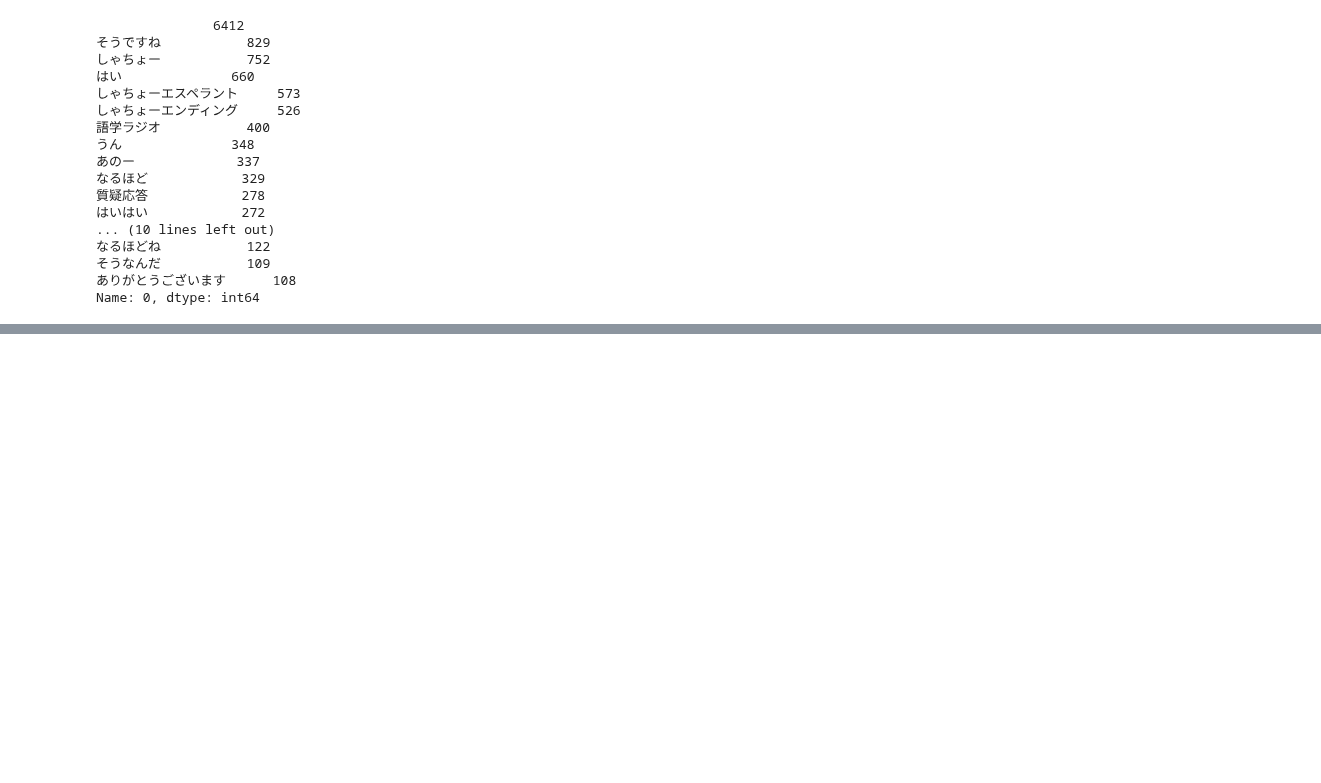
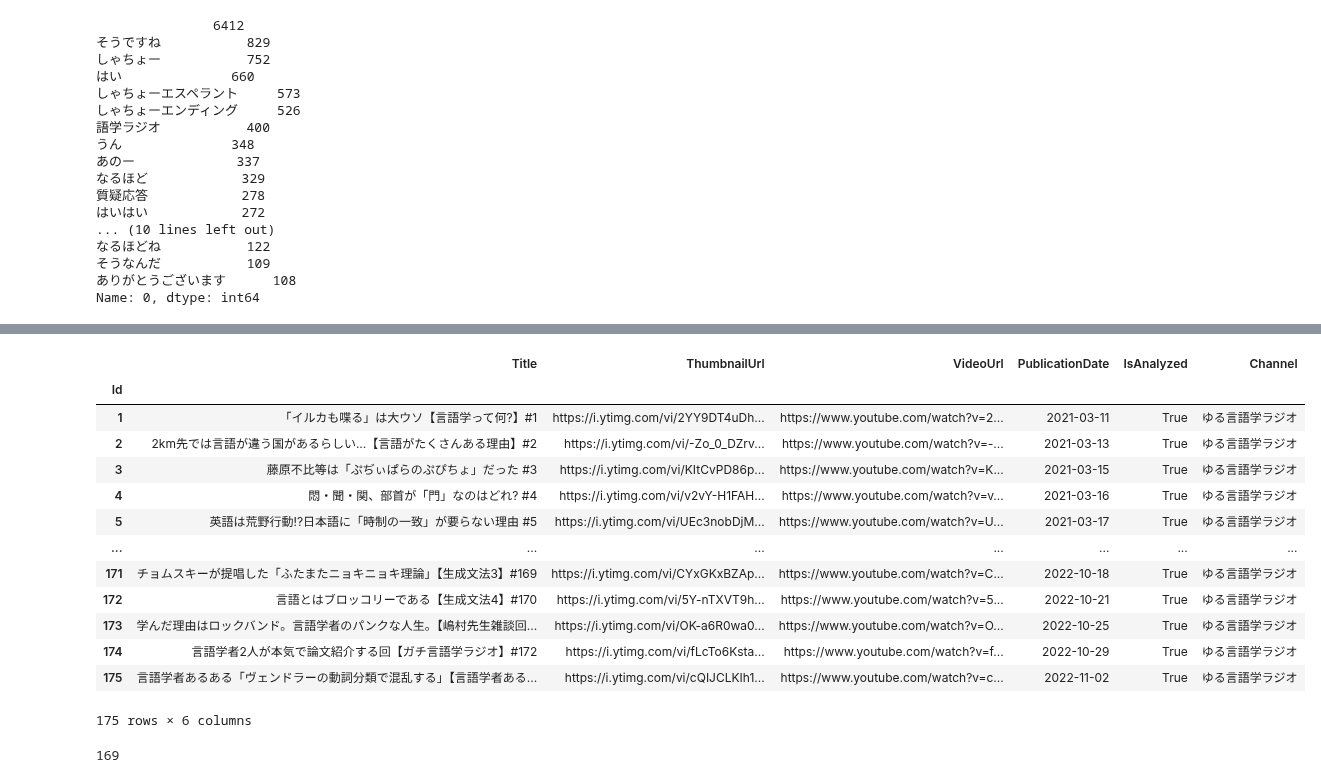
Before and after one commit to wakamenori/yuru-corpus-backend, a Jupyter notebook: data/code/morpheme.ipynb, the cells around one changed output, grey strips where cells are left out. Drawn from its saved outputs; the diff is of its cells as text; code cells hidden in the pictures; blank space fills up the shorter version.

```diff
--- a/data/code/morpheme.ipynb
+++ b/data/code/morpheme.ipynb
@@ -255,0 +264,6 @@ dev_df.to_csv("../dev/morphemes_processed.csv")
+# %%
+a = pd.read_csv("../morphemes_processed.csv")
+b = pd.read_csv("../processing/morphemes_processed.csv")
+
+df = pd.concat([a, b])
+df
@@ -255,0 +284,32 @@ dev_df.to_csv("../dev/morphemes_processed.csv")
+# %%
+all_ids = df["Id"].str.split("#", expand=True)[0].unique()
+# %%
+all_ids = [int(id) for id in all_ids]
+# %%
+def analyzed(id):
+    if id in list(all_ids):
+        return True
+    else:
+        return False
+
+episode["IsAnalyzed"] = np.vectorize(analyzed)(episode.index)
+episode
+# %% [output]
+|  | Title | ThumbnailUrl | VideoUrl | PublicationDate | IsAnalyzed | Channel |
+| Id |  |  |  |  |  |  |
+| 1 | 「イルカも喋る」は大ウソ【言語学って何?】#1 | https://i.ytimg.com/vi/2YY9DT4uDh... | https://www.youtube.com/watch?v=2... | 2021-03-11 | True | ゆる言語学ラジオ |
+| 2 | 2km先では言語が違う国があるらしい...【言語がたくさんある理由】#2 | https://i.ytimg.com/vi/-Zo_0_DZrv... | https://www.youtube.com/watch?v=-... | 2021-03-13 | True | ゆる言語学ラジオ |
+| 3 | 藤原不比等は「ぷぢぃぱらのぷぴちょ」だった #3 | https://i.ytimg.com/vi/KItCvPD86p... | https://www.youtube.com/watch?v=K... | 2021-03-15 | True | ゆる言語学ラジオ |
+| 4 | 悶・聞・関、部首が「門」なのはどれ? #4 | https://i.ytimg.com/vi/v2vY-H1FAH... | https://www.youtube.com/watch?v=v... | 2021-03-16 | True | ゆる言語学ラジオ |
+| 5 | 英語は荒野行動!?日本語に「時制の一致」が要らない理由 #5 | https://i.ytimg.com/vi/UEc3nobDjM... | https://www.youtube.com/watch?v=U... | 2021-03-17 | True | ゆる言語学ラジオ |
+| ... | ... | ... | ... | ... | ... | ... |
+| 171 | チョムスキーが提唱した「ふたまたニョキニョキ理論」【生成文法3】#169 | https://i.ytimg.com/vi/CYxGKxBZAp... | https://www.youtube.com/watch?v=C... | 2022-10-18 | True | ゆる言語学ラジオ |
+| 172 | 言語とはブロッコリーである【生成文法4】#170 | https://i.ytimg.com/vi/5Y-nTXVT9h... | https://www.youtube.com/watch?v=5... | 2022-10-21 | True | ゆる言語学ラジオ |
+| 173 | 学んだ理由はロックバンド。言語学者のパンクな人生。【嶋村先生雑談回... | https://i.ytimg.com/vi/OK-a6R0wa0... | https://www.youtube.com/watch?v=O... | 2022-10-25 | True | ゆる言語学ラジオ |
+| 174 | 言語学者2人が本気で論文紹介する回【ガチ言語学ラジオ】#172 | https://i.ytimg.com/vi/fLcTo6Ksta... | https://www.youtube.com/watch?v=f... | 2022-10-29 | True | ゆる言語学ラジオ |
+| 175 | 言語学者あるある「ヴェンドラーの動詞分類で混乱する」【言語学者ある... | https://i.ytimg.com/vi/cQIJCLKIh1... | https://www.youtube.com/watch?v=c... | 2022-11-02 | True | ゆる言語学ラジオ |
+175 rows × 6 columns
+# %%
+episode["IsAnalyzed"].sum()
+# %% [output]
+169
```
Also changed, not shown: parts of 10 cells of this notebook, 6 other files.
